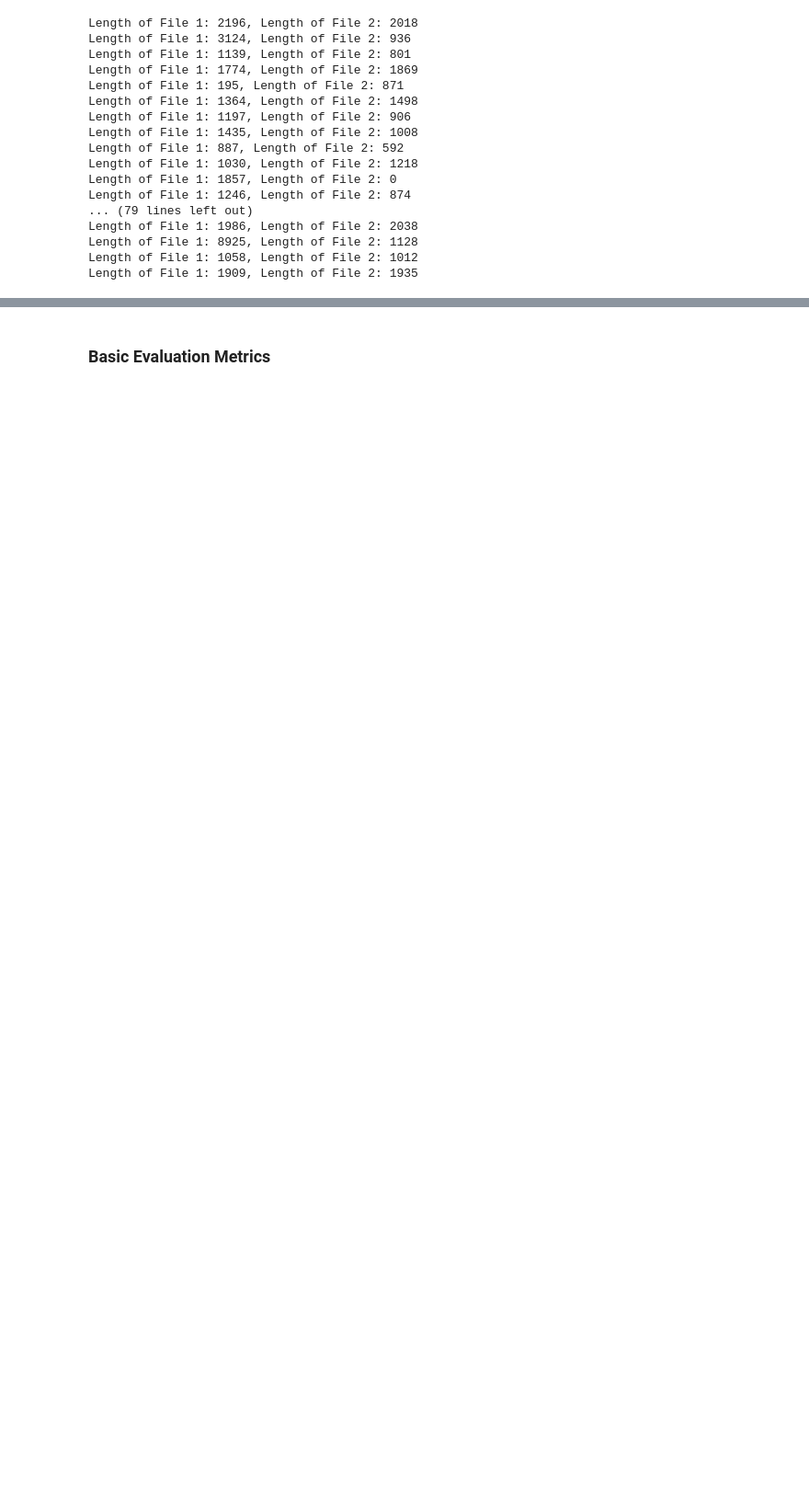
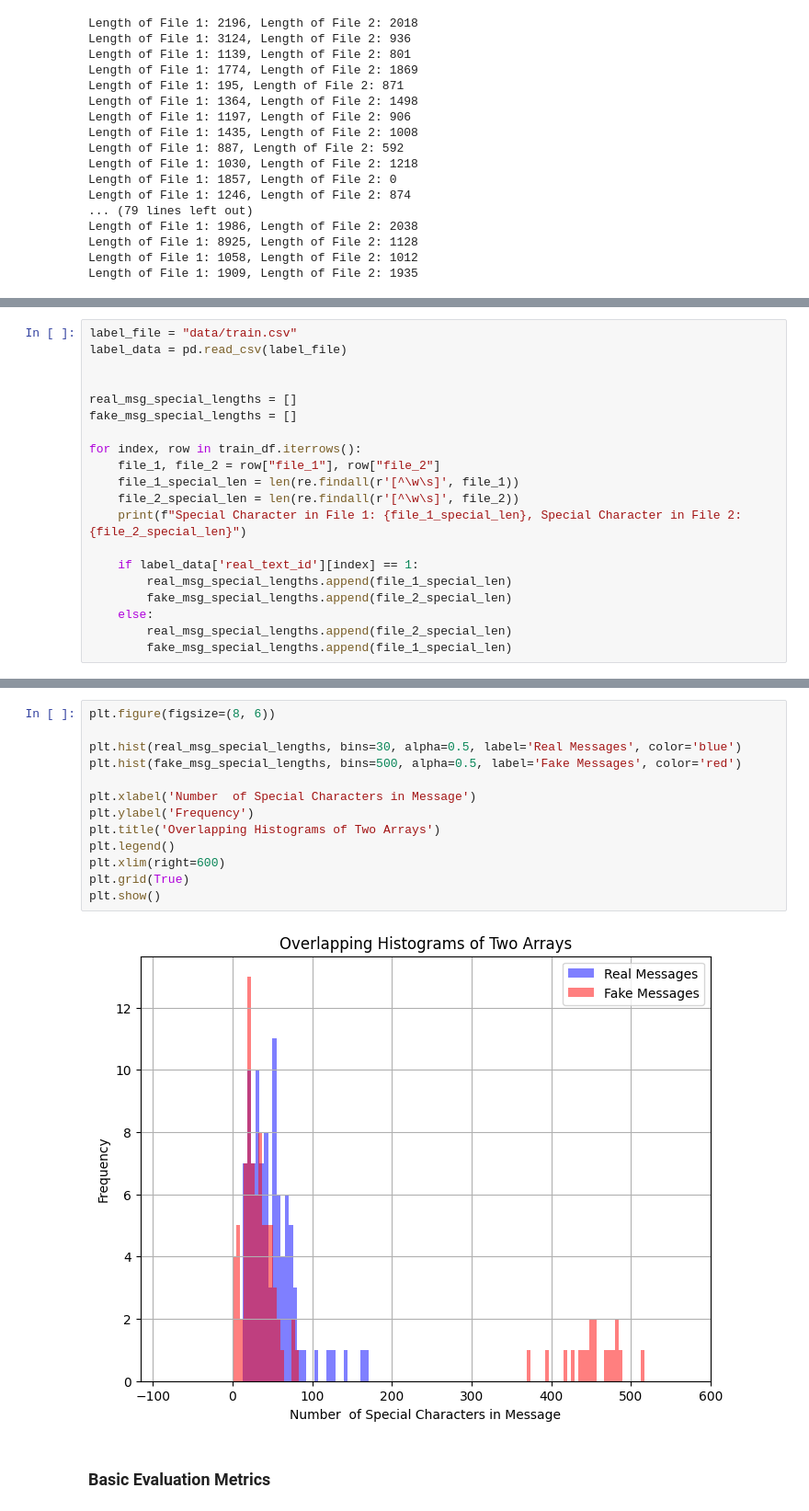
Before and after one commit to shaeantoine/real_or_fake, a Jupyter notebook: main.ipynb, the cells around one changed output, grey strips where cells are left out. Shown at 92% size. Saved outputs shown, nothing was run; the diff lists cells and outputs as text; blank space fills up the shorter version.

```diff
--- a/main.ipynb
+++ b/main.ipynb
@@ -130,0 +135,20 @@ plt.show()
+# %%
+label_file = "data/train.csv"
+label_data = pd.read_csv(label_file)
+
+
+real_msg_special_lengths = []
+fake_msg_special_lengths = []
+
+for index, row in train_df.iterrows():
+    file_1, file_2 = row["file_1"], row["file_2"]
+    file_1_special_len = len(re.findall(r'[^\w\s]', file_1))
+    file_2_special_len = len(re.findall(r'[^\w\s]', file_2))
+    print(f"Special Character in File 1: {file_1_special_len}, Special Character in File 2: {file_2_special_len}")
+
+    if label_data['real_text_id'][index] == 1:
+        real_msg_special_lengths.append(file_1_special_len)
+        fake_msg_special_lengths.append(file_2_special_len)
+    else:
+        real_msg_special_lengths.append(file_2_special_len)
+        fake_msg_special_lengths.append(file_1_special_len)
@@ -131,2 +173,17 @@ plt.show()
+# %%
+plt.figure(figsize=(8, 6))
+
+plt.hist(real_msg_special_lengths, bins=30, alpha=0.5, label='Real Messages', color='blue')
+plt.hist(fake_msg_special_lengths, bins=500, alpha=0.5, label='Fake Messages', color='red')
+
+plt.xlabel('Number  of Special Characters in Message')
+plt.ylabel('Frequency')
+plt.title('Overlapping Histograms of Two Arrays')
+plt.legend()
+plt.xlim(right=600)
+plt.grid(True)
+plt.show()
+# %% [output]
+[figure, added]
 # %% [markdown]
 ### Basic Evaluation Metrics
```
Also changed, not shown: parts of 5 cells of this notebook.
